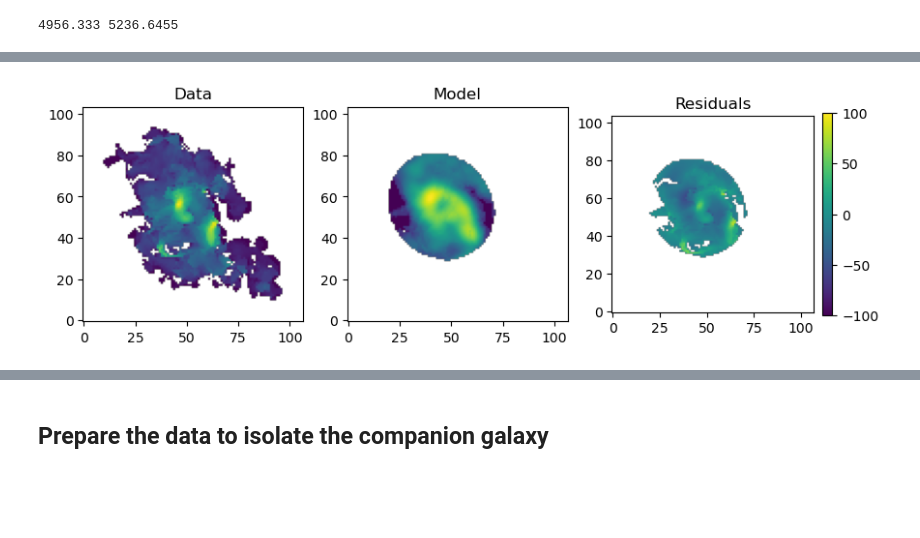
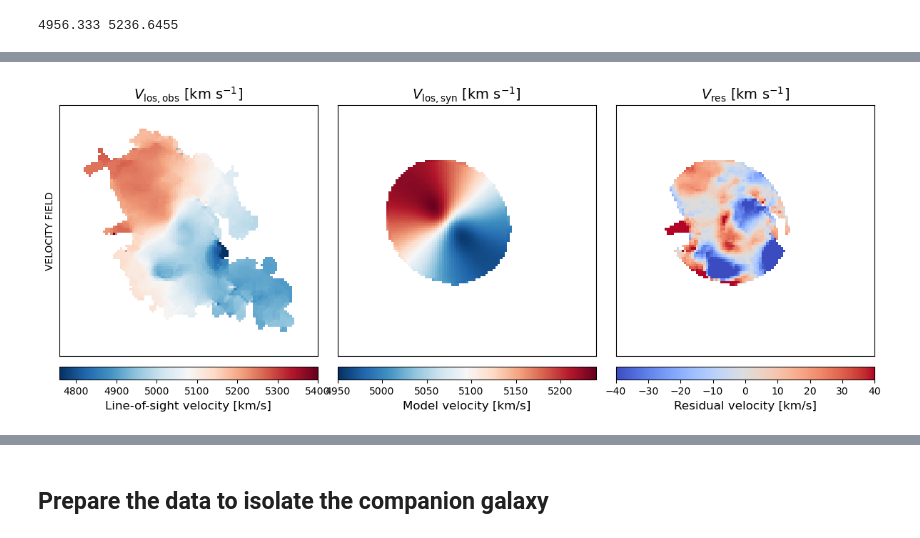
Before and after one commit to AnyelTars/Arp86-Galaxy-System, a Jupyter notebook: NGC7753/moment_maps-ngc7753.ipynb, the cells around one changed output, grey strips where cells are left out. Drawn from its saved outputs; the diff is of its cells as text; code cells hidden in the pictures; blank space fills up the shorter version.

```diff
--- a/NGC7753/moment_maps-ngc7753.ipynb
+++ b/NGC7753/moment_maps-ngc7753.ipynb
@@ -497,13 +518,59 @@ plt.show()
+# %%
+# Create figure and axes
+fig, axs = plt.subplots(1, 3, figsize=(15, 5), gridspec_kw={'wspace': 0.02})
+
+# Shared image display settings
+common_kwargs = dict(origin='lower', interpolation='none')
+
+# ---------- Panel 1: Observed velocity ----------
+im1 = axs[0].imshow(computed_mom1_dat, cmap='RdBu_r', vmin=4757.7983, vmax=5400, **common_kwargs)
+axs[0].set_title(r'$V_{\mathrm{los,obs}}$ [km s$^{-1}$]', fontsize=14)
+axs[0].set_ylabel('VELOCITY FIELD')
+axs[0].tick_params(labelbottom=False, labelleft=False, bottom=False, left=False)
+
+divider1 = make_axes_locatable(axs[0])
+cax1 = divider1.append_axes("bottom", size="5%", pad=0.15)
+cbar1 = plt.colorbar(im1, cax=cax1, orientation='horizontal')
+cbar1.set_label('Line-of-sight velocity [km/s]', fontsize=12)
+
+# ---------- Panel 2: Model velocity ----------
+im2 = axs[1].imshow(mom1_dat_model, cmap='RdBu_r', vmin=4950, vmax=5240, **common_kwargs)
+axs[1].set_title(r'$V_{\mathrm{los,syn}}$ [km s$^{-1}$]', fontsize=14)
+axs[1].tick_params(labelbottom=False, labelleft=False, bottom=False, left=False)
+
+divider2 = make_axes_locatable(axs[1])
+cax2 = divider2.append_axes("bottom", size="5%", pad=0.15)
+cbar2 = plt.colorbar(im2, cax=cax2, orientation='horizontal')
+cbar2.set_label('Model velocity [km/s]', fontsize=12)
+
+# ---------- Panel 3: Residual velocity ----------
+resid_vlim = 40  # km/s
+im3 = axs[2].imshow(residual_mom1, cmap='coolwarm', vmin=-resid_vlim, vmax=resid_vlim, **common_kwargs)
+axs[2].set_title(r'$V_{\mathrm{res}}$ [km s$^{-1}$]', fontsize=14)
+axs[2].tick_params(labelbottom=False, labelleft=False, bottom=False, left=False)
+
+divider3 = make_axes_locatable(axs[2])
+cax3 = divider3.append_axes("bottom", size="5%", pad=0.15)
+cbar3 = plt.colorbar(im3, cax=cax3, orientation='horizontal')
+cbar3.set_label(r'Residual velocity [km/s]', fontsize=12)
+
+# Format all panels
+for ax in axs:
+    ax.set_aspect('equal')
+
+# Optional: Export as publication-quality PDF
+# plt.savefig("moment1_threepanel_velocity.pdf", dpi=300, bbox_inches='tight')
+plt.show()
+# %% [output]
+[figure, added]
 # %%
-fig, axs = plt.subplots(1, 3, figsize=(10, 15))
-im1 = axs[0].imshow(computed_mom2_dat, cmap='viridis')
-axs[0].set_title('Data')
-im2 = axs[1].imshow(mom2_dat_model, cmap='viridis')
-axs[1].set_title('Model')
-im3 = axs[2].imshow(residual_mom2, cmap='viridis',vmin=-100,vmax=100)
-axs[2].set_title('Residuals')
-cbar = fig.colorbar(im3, ax=axs[2], fraction=0.046, pad=0.04)
-for ax in axs:
-    ax.invert_yaxis()
+#fig, axs = plt.subplots(1, 3, figsize=(10, 15))
+#im1 = axs[0].imshow(computed_mom2_dat, cmap='viridis')
+#axs[0].set_title('Data')
+#im2 = axs[1].imshow(mom2_dat_model, cmap='viridis')
+#axs[1].set_title('Model')
+#im3 = axs[2].imshow(residual_mom2, cmap='viridis',vmin=-100,vmax=100)
+#axs[2].set_title('Residuals')
+#cbar = fig.colorbar(im3, ax=axs[2], fraction=0.046, pad=0.04)
+#for ax in axs:
+#    ax.invert_yaxis()
-# %% [output]
-[figure, removed]
```
Also changed, not shown: parts of 23 cells of this notebook.
